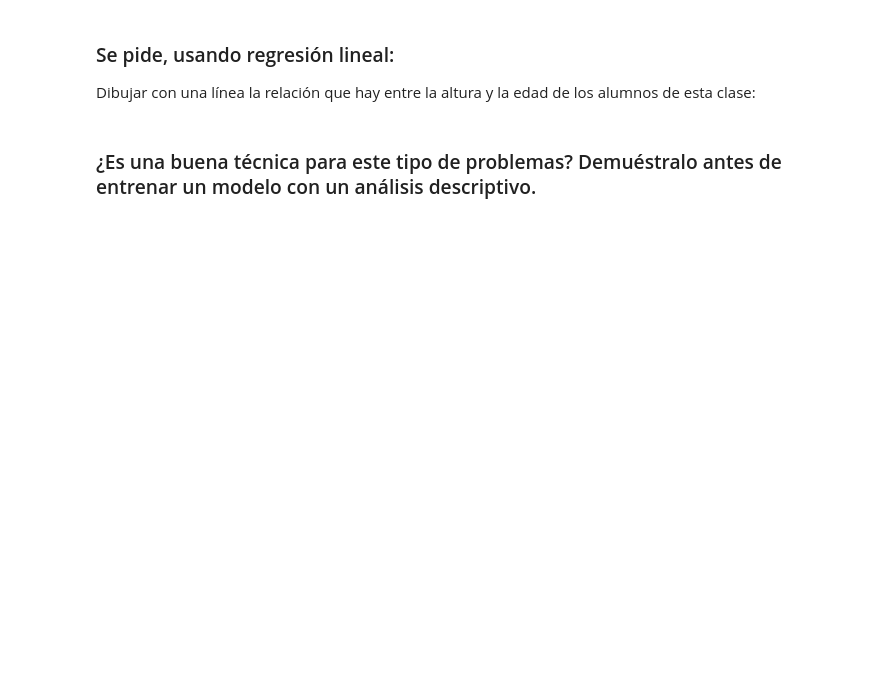
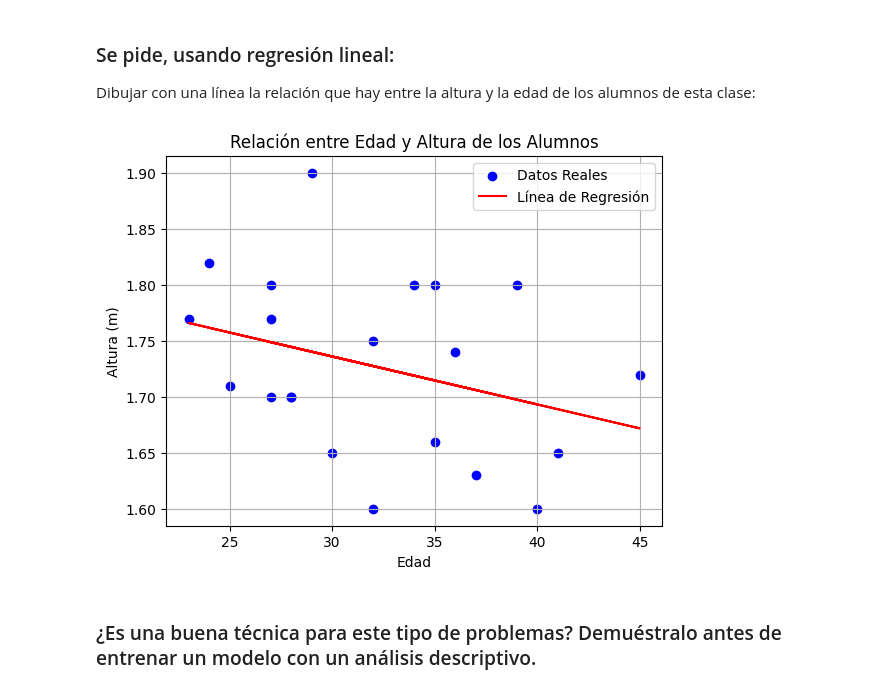
Before and after one commit to MikelTelo/dsft2409_mikeltelo, a Jupyter notebook: 2409_dsft_thebridge_core/3-Machine_Learning/1-Supervisado/1-Regression/1-Linear_Regression/ejercicios/1 Height.ipynb, the cells around one changed output. Drawn from its saved outputs; the diff is of its cells as text; code cells hidden in the pictures; blank space fills up the shorter version.

```diff
--- a/2409_dsft_thebridge_core/3-Machine_Learning/1-Supervisado/1-Regression/1-Linear_Regression/ejercicios/1 Height.ipynb
+++ b/2409_dsft_thebridge_core/3-Machine_Learning/1-Supervisado/1-Regression/1-Linear_Regression/ejercicios/1 Height.ipynb
@@ -28,5 +28,31 @@ lista_alumnos = [("Leonardo S", 24, 1.82),
                  ("Carlos H", 27, 1.77),
                  ("Erik U", 28, 1.70),
                  ("Marcos L", 35, 1.80)]
+# %%
+import numpy as np
+from sklearn.linear_model import LinearRegression
+
+# Extraer edad y altura
+edades = np.array([alumno[1] for alumno in lista_alumnos]).reshape(-1, 1)
+alturas = np.array([alumno[2] for alumno in lista_alumnos])
+
+# Crear el modelo de regresión lineal
+modelo = LinearRegression()
+modelo.fit(edades, alturas)
+
+# Predecir alturas utilizando el modelo
+alturas_pred = modelo.predict(edades)
+
+# Dibujar el gráfico
+plt.scatter(edades, alturas, color='blue', label='Datos Reales')
+plt.plot(edades, alturas_pred, color='red', label='Línea de Regresión')
+plt.xlabel('Edad')
+plt.ylabel('Altura (m)')
+plt.title('Relación entre Edad y Altura de los Alumnos')
+plt.legend()
+plt.grid()
+plt.show()
+# %% [output]
+[figure, added]
 # %% [markdown]
 ### ¿Es una buena técnica para este tipo de problemas? Demuéstralo antes de entrenar un modelo con un análisis descriptivo.
```
Also changed, not shown: parts of 2 cells of this notebook, 1 other file.
